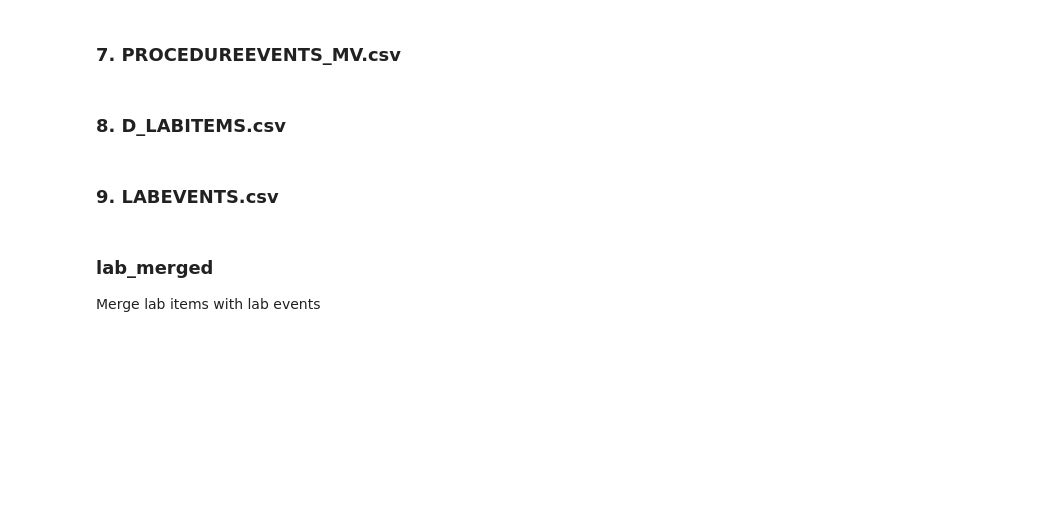
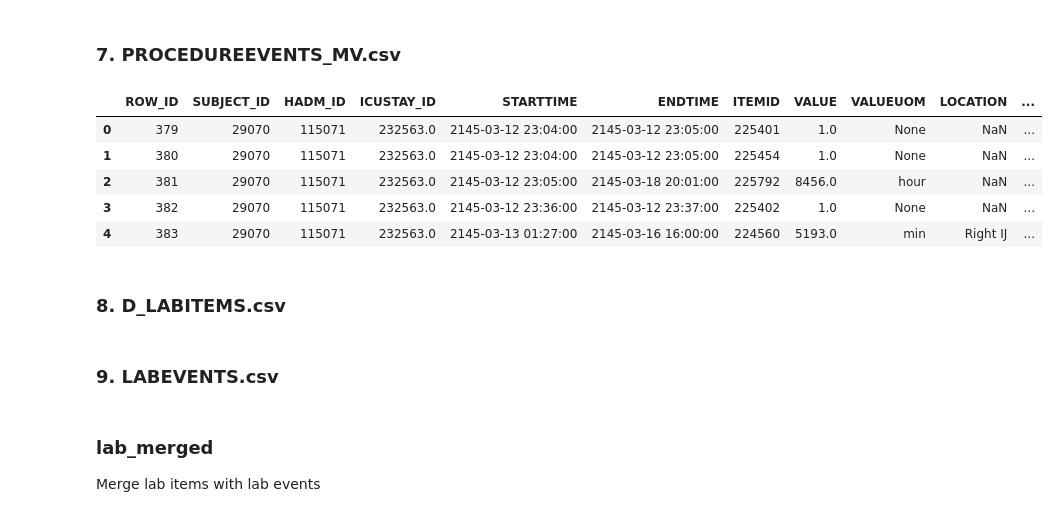
Before and after one commit to jiaminho/RPH-HAC-Prediction, a Jupyter notebook: HAC_EDA.ipynb, the cells around one changed output. Cells and saved outputs as stored; diff of their text form; code cells hidden in the pictures; blank space fills up the shorter version.

```diff
--- a/HAC_EDA.ipynb
+++ b/HAC_EDA.ipynb
@@ -88,6 +83,7 @@ patients = pd.read_csv('PATIENTS.csv')         # 2.6M
 procedures_icd = pd.read_csv('PROCEDURES_ICD.csv')  # 6.5M
 admissions = pd.read_csv('ADMISSIONS.csv')      # 12M
 diagnoses_icd = pd.read_csv('DIAGNOSES_ICD.csv')   # 19M
+procedureevents_mv = pd.read_csv('PROCEDUREEVENTS_MV.csv') # 47M
 microbiologyevents = pd.read_csv('MICROBIOLOGYEVENTS.csv')  # 70M
 labevents = pd.read_csv('LABEVENTS.csv')       # 1.8G
 
@@ -98,7 +94,6 @@ labevents = pd.read_csv('LABEVENTS.csv')       # 1.8G
 # icustays = pd.read_csv('ICUSTAYS.csv')         # 6.1M
 # drgcodes = pd.read_csv('DRGCODES.csv')         # 11M
 # transfers = pd.read_csv('TRANSFERS.csv')       # 24M
-# procedureevents_mv = pd.read_csv('PROCEDUREEVENTS_MV.csv') # 47M
 # cptevents = pd.read_csv('CPTEVENTS.csv') # 56M
 # outputevents = pd.read_csv('OUTPUTEVENTS.csv')  # 379M
 # datetimeevents = pd.read_csv('DATETIMEEVENTS.csv') # 502M
@@ -809,3 +1079,12 @@ This shows one admission can also have multiple procedures
+# %%
+procedureevents_mv.head()
+# %% [output]
+|  | ROW_ID | SUBJECT_ID | HADM_ID | ICUSTAY_ID | STARTTIME | ENDTIME | ITEMID | VALUE | VALUEUOM | LOCATION | ... |
+| 0 | 379 | 29070 | 115071 | 232563.0 | 2145-03-12 23:04:00 | 2145-03-12 23:05:00 | 225401 | 1.0 | None | NaN | ... |
+| 1 | 380 | 29070 | 115071 | 232563.0 | 2145-03-12 23:04:00 | 2145-03-12 23:05:00 | 225454 | 1.0 | None | NaN | ... |
+| 2 | 381 | 29070 | 115071 | 232563.0 | 2145-03-12 23:05:00 | 2145-03-18 20:01:00 | 225792 | 8456.0 | hour | NaN | ... |
+| 3 | 382 | 29070 | 115071 | 232563.0 | 2145-03-12 23:36:00 | 2145-03-12 23:37:00 | 225402 | 1.0 | None | NaN | ... |
+| 4 | 383 | 29070 | 115071 | 232563.0 | 2145-03-13 01:27:00 | 2145-03-16 16:00:00 | 224560 | 5193.0 | min | Right IJ | ... |
 # %% [markdown]
 ### 8. D_LABITEMS.csv
 # %%
```
Also changed, not shown: parts of 39 cells of this notebook.
